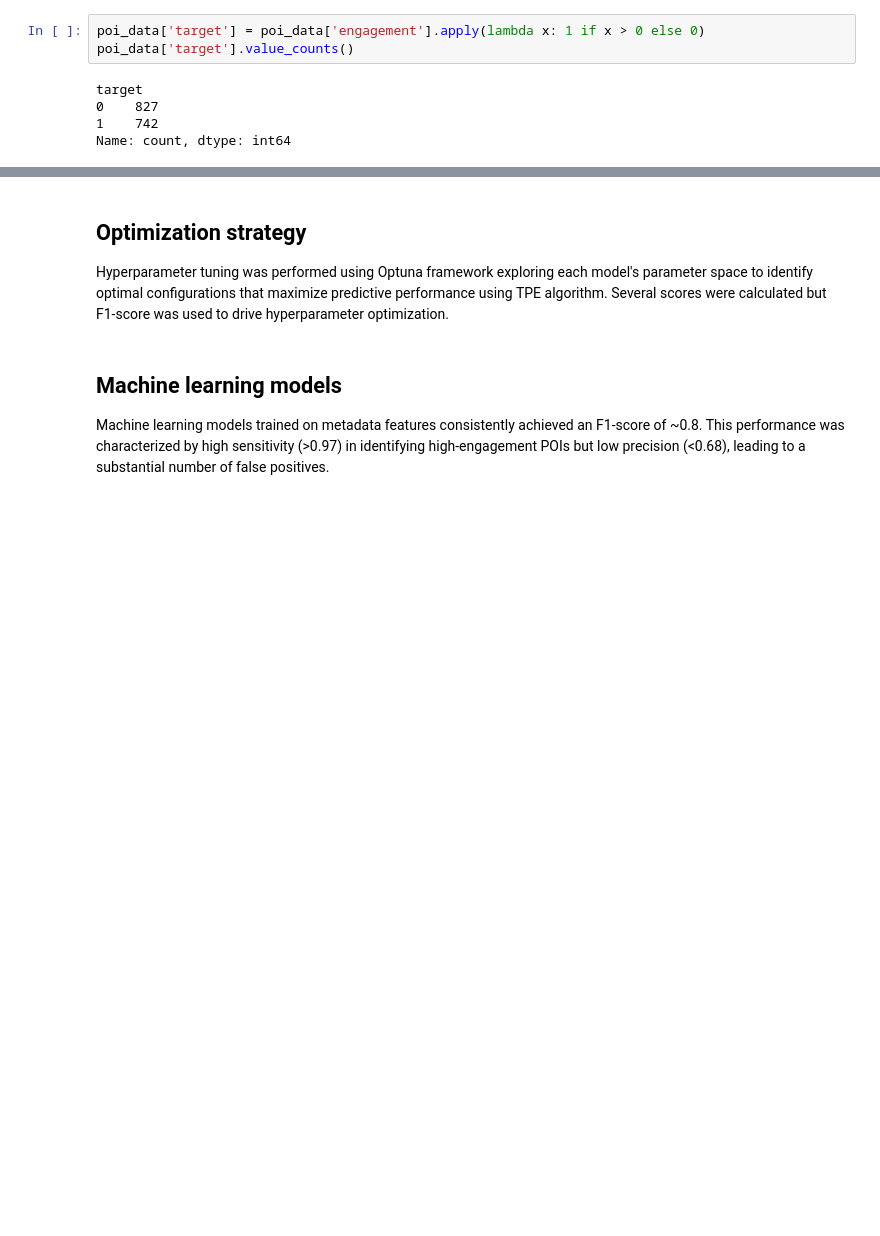
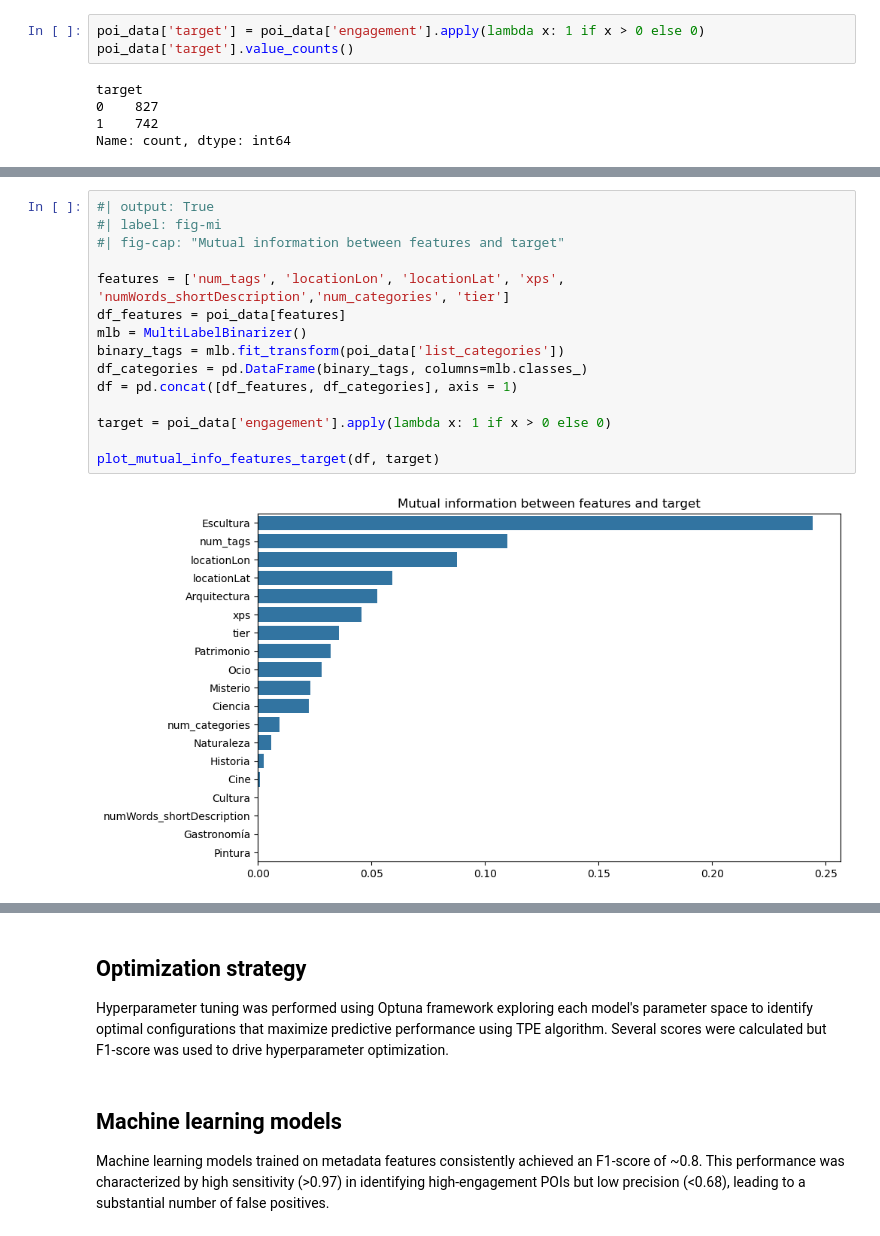
Before and after one commit to mapardo-lab/exerciseDLKeepcoding, a Jupyter notebook: notebooks/exerciseDL.ipynb, the cells around one changed output, grey strips where cells are left out. Cells and saved outputs as stored; diff of their text form; blank space fills up the shorter version.

Commit message:
mutual_information

```diff
--- a/notebooks/exerciseDL.ipynb
+++ b/notebooks/exerciseDL.ipynb
@@ -446,0 +454,17 @@ Name: count, dtype: int64
+# %%
+#| output: True
+#| label: fig-mi
+#| fig-cap: "Mutual information between features and target"
+
+features = ['num_tags', 'locationLon', 'locationLat', 'xps', 'numWords_shortDescription','num_categories', 'tier']
+df_features = poi_data[features]
+mlb = MultiLabelBinarizer()
+binary_tags = mlb.fit_transform(poi_data['list_categories'])
+df_categories = pd.DataFrame(binary_tags, columns=mlb.classes_)
+df = pd.concat([df_features, df_categories], axis = 1)
+
+target = poi_data['engagement'].apply(lambda x: 1 if x > 0 else 0)
+
+plot_mutual_info_features_target(df, target)
+# %% [output]
+[figure, added]
```
Also changed, not shown: parts of 7 cells of this notebook, 6 other files.
